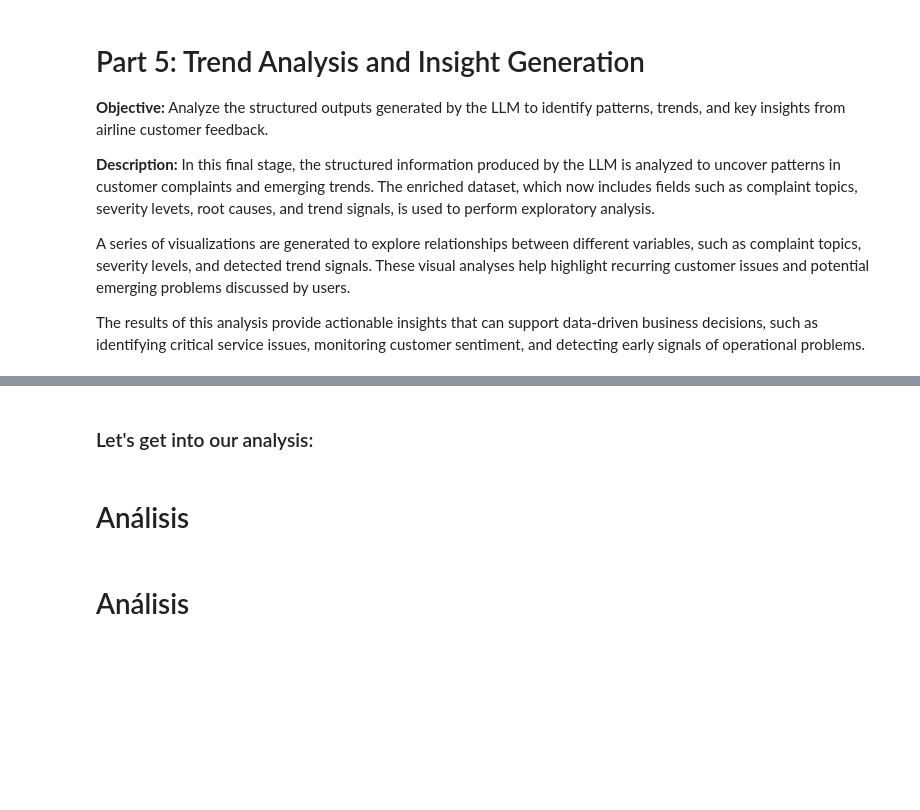
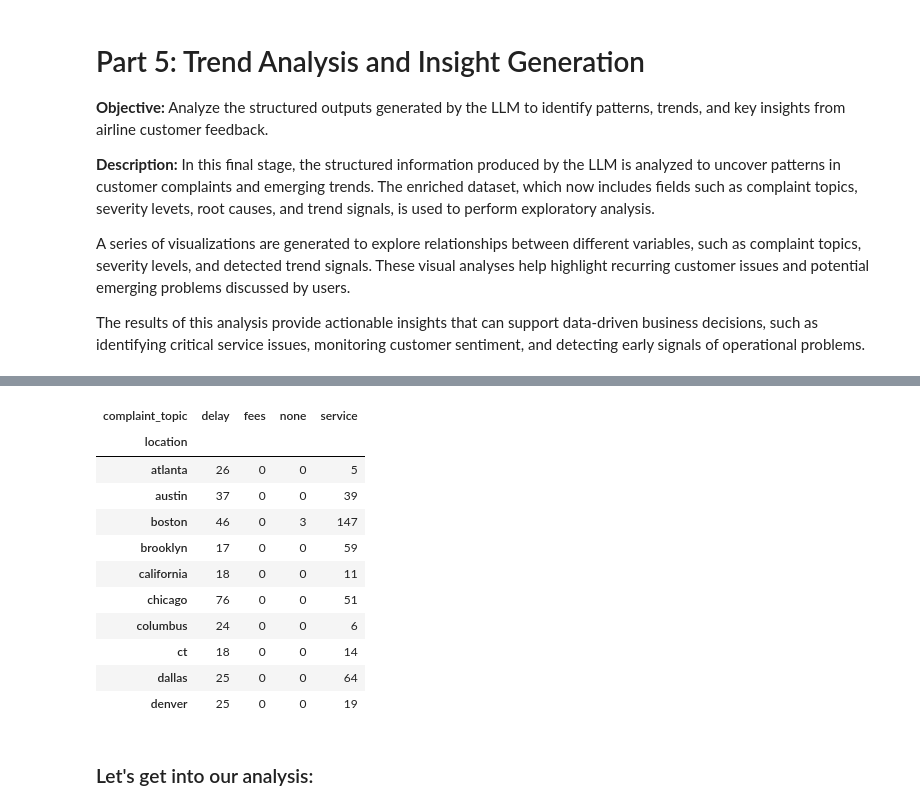
Before and after one commit to DaiaPrado/llm-powered_market_trend_discovery, a Jupyter notebook: complaint_evaluation.ipynb, the cells around one changed output, grey strips where cells are left out. Cells and saved outputs as stored; diff of their text form; code cells hidden in the pictures; blank space fills up the shorter version.

```diff
--- a/complaint_evaluation.ipynb
+++ b/complaint_evaluation.ipynb
@@ -47,5 +68,48 @@ data_expanded = pd.concat(
     ],
     axis = 1
 )
+# %%
+# see how is complaint topic distribution among locations
+location_columns = ['location_atlanta', 'location_austin',
+       'location_boston', 'location_brooklyn', 'location_california',
+       'location_chicago', 'location_columbus', 'location_ct',
+       'location_dallas', 'location_denver', 'location_houston',
+       'location_las vegas', 'location_london', 'location_los angeles',
+       'location_miami', 'location_nashville', 'location_new york',
+       'location_new york city', 'location_ny', 'location_nyc',
+       'location_other', 'location_philadelphia', 'location_portland',
+       'location_san diego', 'location_san francisco', 'location_seattle',
+       'location_texas', 'location_toronto', 'location_usa',
+       'location_washington', 'location_washington dc']
+
+data_expanded["location"] = (
+    data_expanded[location_columns]
+    .idxmax(axis=1)
+    .str.replace("location_","", regex=False)
+)
+
+data.head(5)
+
+pivot_location = data_expanded.pivot_table(
+    index = "location",
+    columns = "complaint_topic",
+    aggfunc = "size",
+    fill_value = 0
+)
+top_10 = pivot_location.iloc[:10]
+top_10
+# %% [output]
+| complaint_topic | delay | fees | none | service |
+| location |  |  |  |  |
+| atlanta | 26 | 0 | 0 | 5 |
+| austin | 37 | 0 | 0 | 39 |
+| boston | 46 | 0 | 3 | 147 |
+| brooklyn | 17 | 0 | 0 | 59 |
+| california | 18 | 0 | 0 | 11 |
+| chicago | 76 | 0 | 0 | 51 |
+| columbus | 24 | 0 | 0 | 6 |
+| ct | 18 | 0 | 0 | 14 |
+| dallas | 25 | 0 | 0 | 64 |
+| denver | 25 | 0 | 0 | 19 |
 # %% [markdown]
 ### Let's get into our analysis:
@@ -70,2 +115,0 @@ plt.show()
-# %% [markdown]
-# Análisis
@@ -88,2 +115,0 @@ plt.show()
-# %% [markdown]
-# Análisis
```
Also changed, not shown: parts of 16 cells of this notebook.
